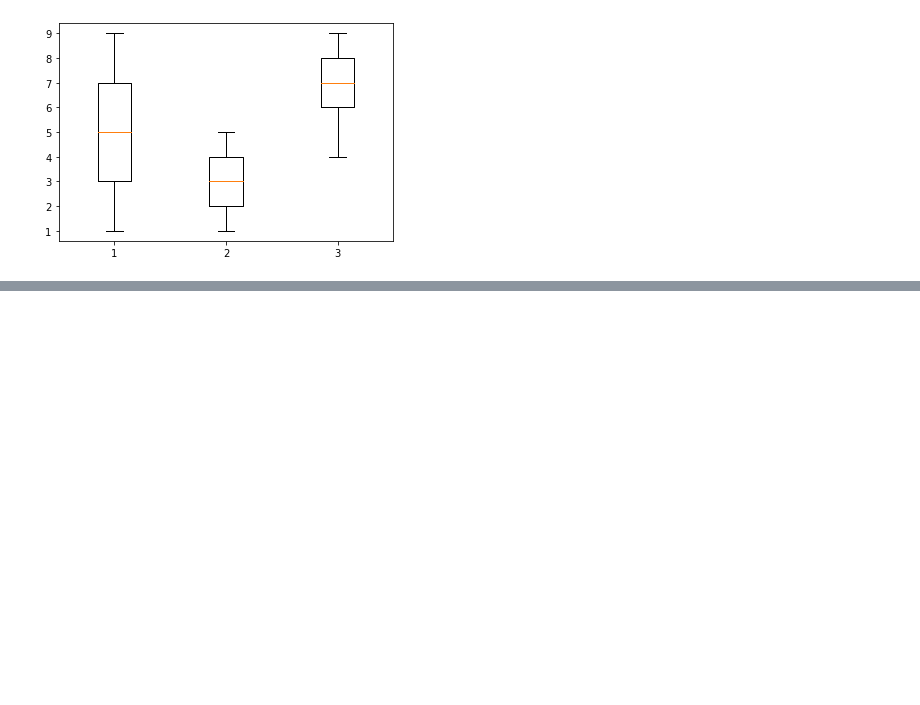
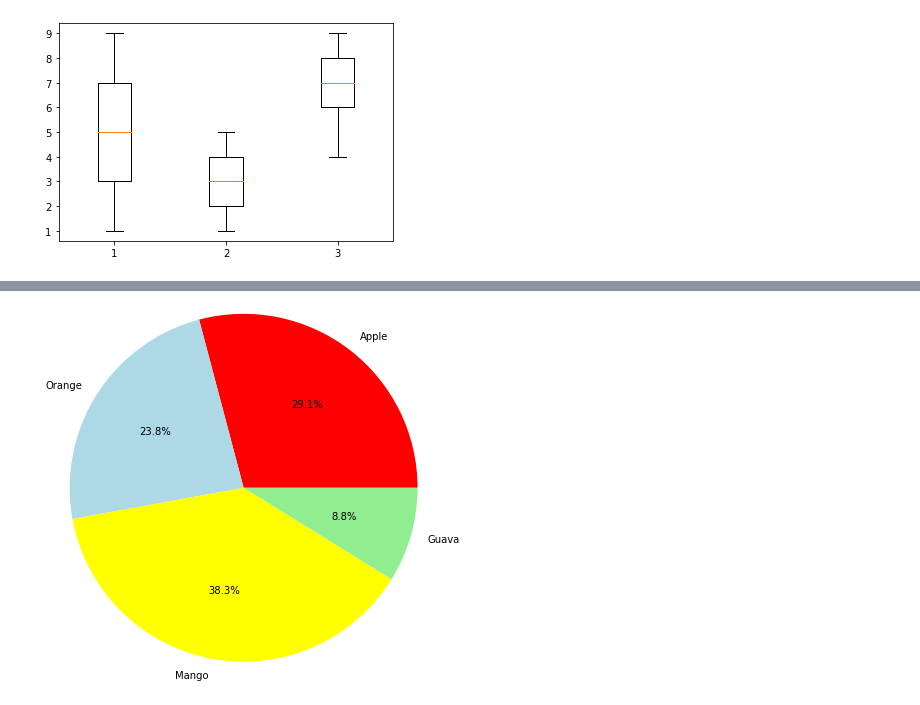
Before and after one commit to Vibhurathore09/ML, a Jupyter notebook: Matplotlib/Matplotlib.ipynb, the cells around one changed output, grey strips where cells are left out. Cells and saved outputs as stored; diff of their text form; code cells hidden in the pictures; blank space fills up the shorter version.

```diff
--- a/Matplotlib/Matplotlib.ipynb
+++ b/Matplotlib/Matplotlib.ipynb
@@ -162,0 +177,5 @@ plt.show()
+# %%
+plt.pie(quantity,labels=fruit,autopct='%0.1f%%',colors=['red','lightblue','yellow','lightgreen'],radius=2)
+plt.show()
+# %% [output]
+[figure, added]
```
Also changed, not shown: parts of 3 cells of this notebook.
